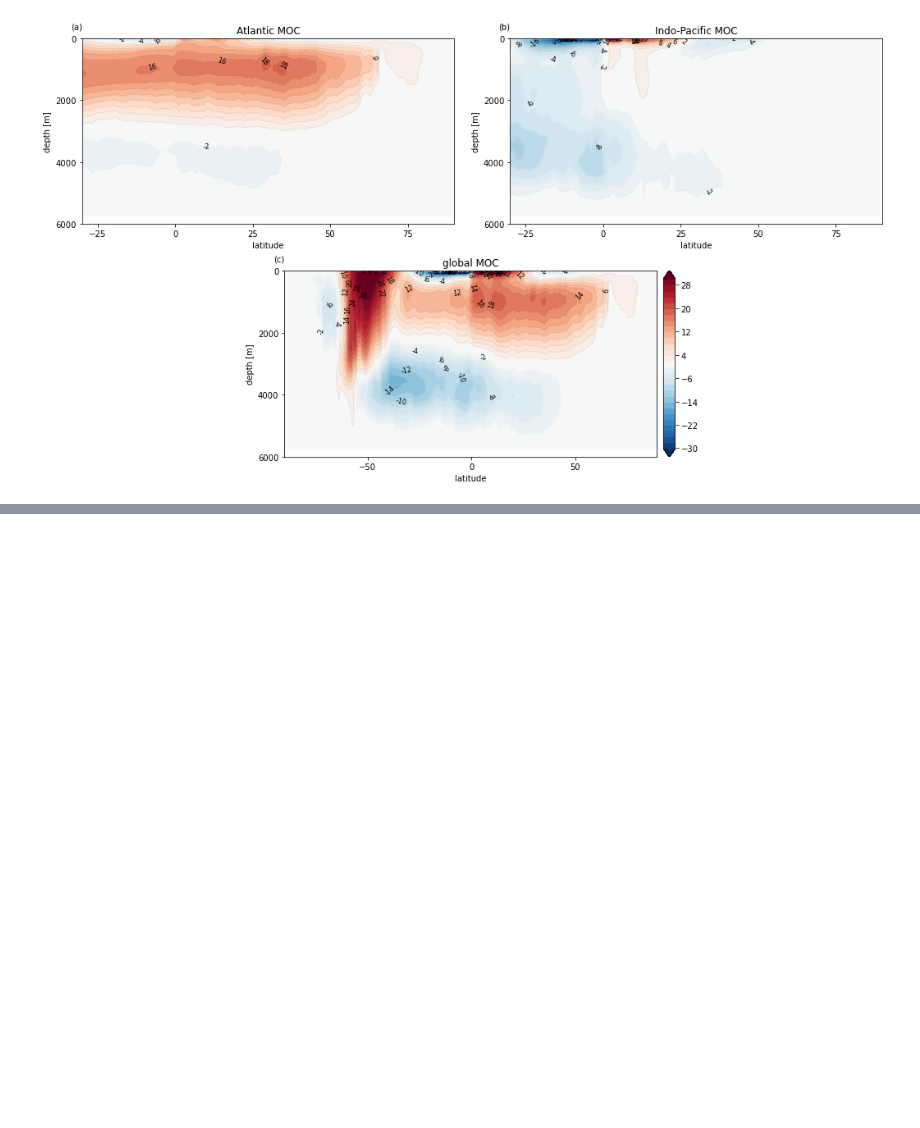
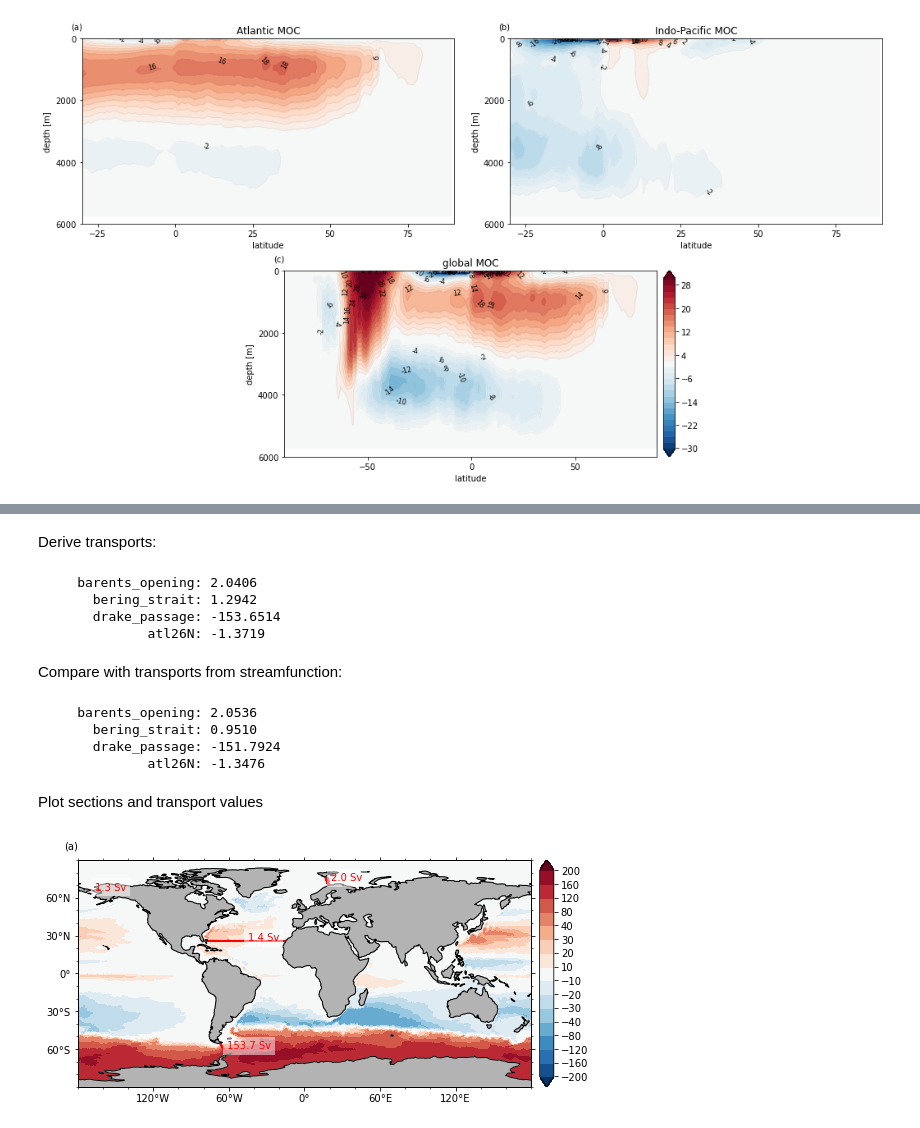
Before and after one commit to ppothapa/pyICON_EXCLAIM, a Jupyter notebook: notebooks/examp_pyicon_transports.ipynb, the cells around one changed output, grey strips where cells are left out. Saved outputs shown, nothing was run; the diff lists cells and outputs as text; code cells hidden in the pictures; blank space fills up the shorter version.

Commit message:
notebooks/examp_pyicon_transports.ipynb: Added calculation of section transports.

```diff
--- a/notebooks/examp_pyicon_transports.ipynb
+++ b/notebooks/examp_pyicon_transports.ipynb
@@ -221,0 +249,52 @@ for ax in hca:
+# %% [markdown]
+Derive transports:
+# %%
+Dtransp = dict()
+for var in snames:
+    Dtransp[var] = (mass_flux_vint*IcD.edge_length*Dmask[var]).sum()/1e6
+    print('%20s: %.4f' %(var, Dtransp[var]))
+# %% [output]
+     barents_opening: 2.0406
+       bering_strait: 1.2942
+       drake_passage: -153.6514
+              atl26N: -1.3719
+# %% [markdown]
+Compare with transports from streamfunction:
+# %%
+# transport from streamfunction
+for var in snames:
+    tr_bstr = bstr[Div[var][-1]] - bstr[Div[var][0]]
+    print('%20s: %.4f' %(var, tr_bstr))
+# %% [output]
+     barents_opening: 2.0536
+       bering_strait: 0.9510
+       drake_passage: -151.7924
+              atl26N: -1.3476
+# %% [markdown]
+Plot sections and transport values
+# %%
+hca, hcb = pyic.arrange_axes(1,1, plot_cb=True, asp=0.5, fig_size_fac=2.,
+                               sharex=True, sharey=True, xlabel="", ylabel="",
+                               projection=ccrs_proj,
+                            )
+ii=-1
+
+ii+=1; ax=hca[ii]; cax=hcb[ii]
+hm = pyic.shade(lon, lat, bstri, ax=ax, cax=cax, transform=ccrs_proj,
+              clim=200,
+              #contfs=[-200,-160,-120,-80,-40,-30,-20,-10,10,20,30,40,80,120,160,200],
+              clevs=[-200,-160,-120,-80,-40,-30,-20,-10,10,20,30,40,80,120,160,200],
+             )
+pyic.plot_settings(ax, template='global')
+
+for var in snames:
+    ax.plot(IcD.vlon[Div[var]], IcD.vlat[Div[var]], color='r')
+    ax.text(IcD.vlon[Div[var]].mean()+3, IcD.vlat[Div[var]].mean(), '%.1f Sv'%np.abs(Dtransp[var]), color='r',
+            bbox=dict(fc='w', ec='none', alpha=0.5))
+
+#ax.plot(IcD.vlon[iv_drake_passage], IcD.vlat[iv_drake_passage], color='r')
+#ax.scatter(IcD.elon[mask_drake_passage!=0], IcD.elat[mask_drake_passage!=0], s=50, c='b', zorder=20)
+#ax.scatter(IcD.vlon[iv_drake_passage[-1]],IcD.vlat[iv_drake_passage[-1]], s=50, c='r', zorder=20)
+#ax.scatter(IcD.vlon[iv_drake_passage[ 0]],IcD.vlat[iv_drake_passage[ 0]], s=50, c='g', zorder=20)
+# %% [output]
+[figure, added]
```
Also changed, not shown: parts of 7 cells of this notebook.
